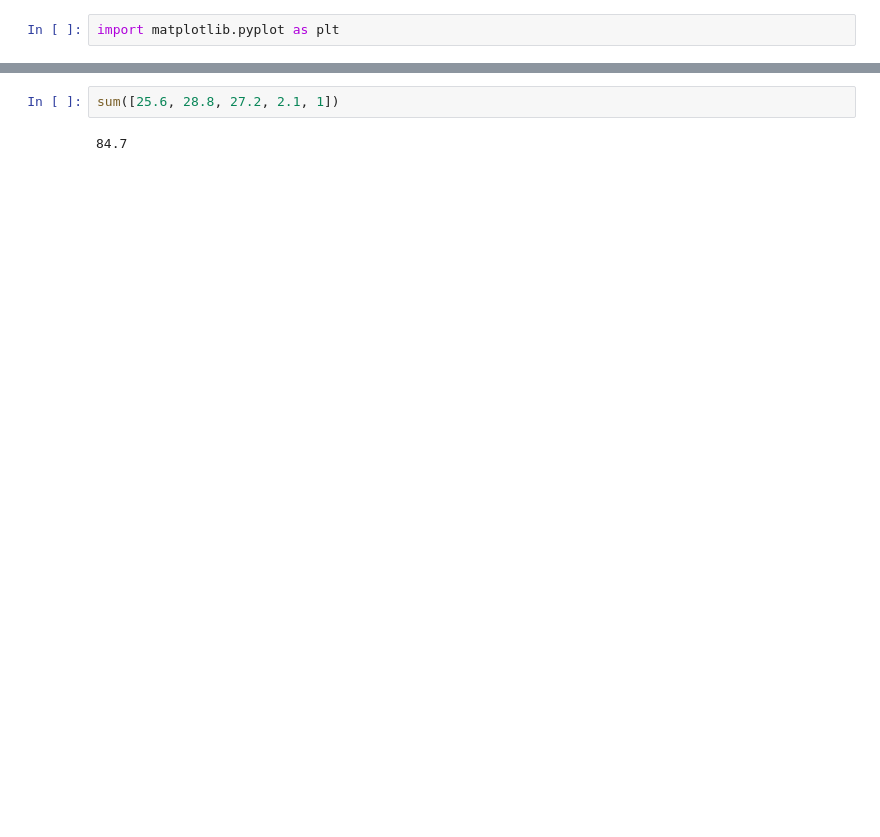
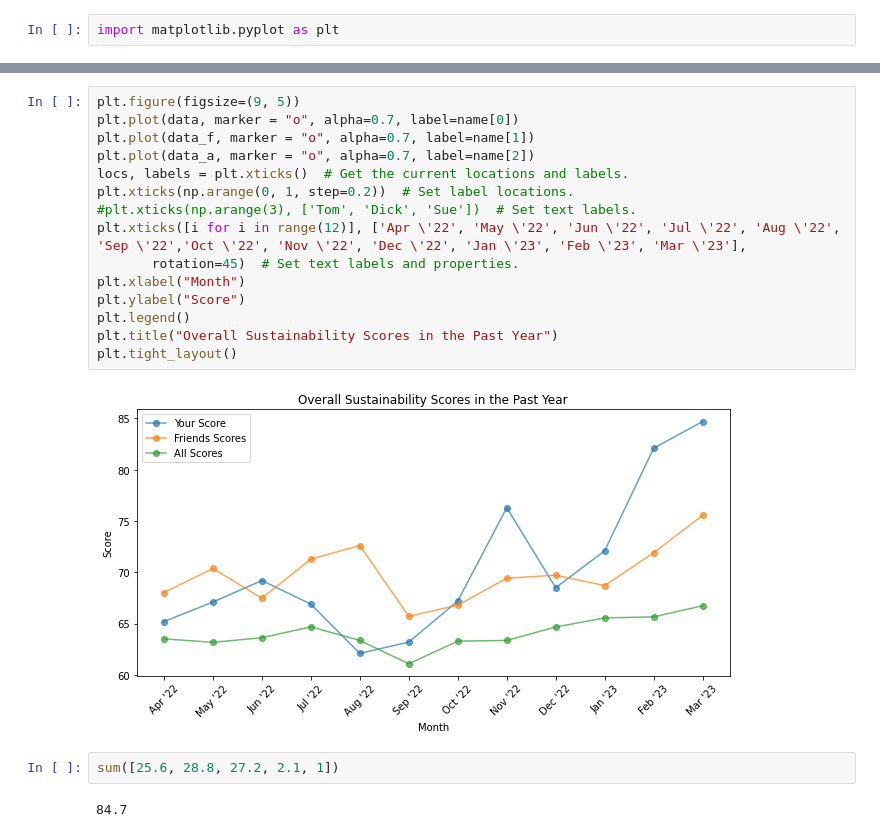
Before and after one commit to evanzwang/hacktech2023, a Jupyter notebook: graphs.ipynb, the cells around one changed output, grey strips where cells are left out. Drawn from its saved outputs; the diff is of its cells as text; blank space fills up the shorter version.

```diff
--- a/graphs.ipynb
+++ b/graphs.ipynb
@@ -21,3 +42,20 @@ plt.savefig("scores.png")
+# %%
+plt.figure(figsize=(9, 5))
+plt.plot(data, marker = "o", alpha=0.7, label=name[0])
+plt.plot(data_f, marker = "o", alpha=0.7, label=name[1])
+plt.plot(data_a, marker = "o", alpha=0.7, label=name[2])
+locs, labels = plt.xticks()  # Get the current locations and labels.
+plt.xticks(np.arange(0, 1, step=0.2))  # Set label locations.
+#plt.xticks(np.arange(3), ['Tom', 'Dick', 'Sue'])  # Set text labels.
+plt.xticks([i for i in range(12)], ['Apr \'22', 'May \'22', 'Jun \'22', 'Jul \'22', 'Aug \'22', 'Sep \'22','Oct \'22', 'Nov \'22', 'Dec \'22', 'Jan \'23', 'Feb \'23', 'Mar \'23'],
+       rotation=45)  # Set text labels and properties.
+plt.xlabel("Month")
+plt.ylabel("Score")
+plt.legend()
+plt.title("Overall Sustainability Scores in the Past Year")
+plt.tight_layout()
+# %% [output]
+[figure, added]
 # %%
 sum([25.6, 28.8, 27.2, 2.1, 1])
 # %% [output]
```
Also changed, not shown: parts of 3 cells of this notebook, 3 other files.
